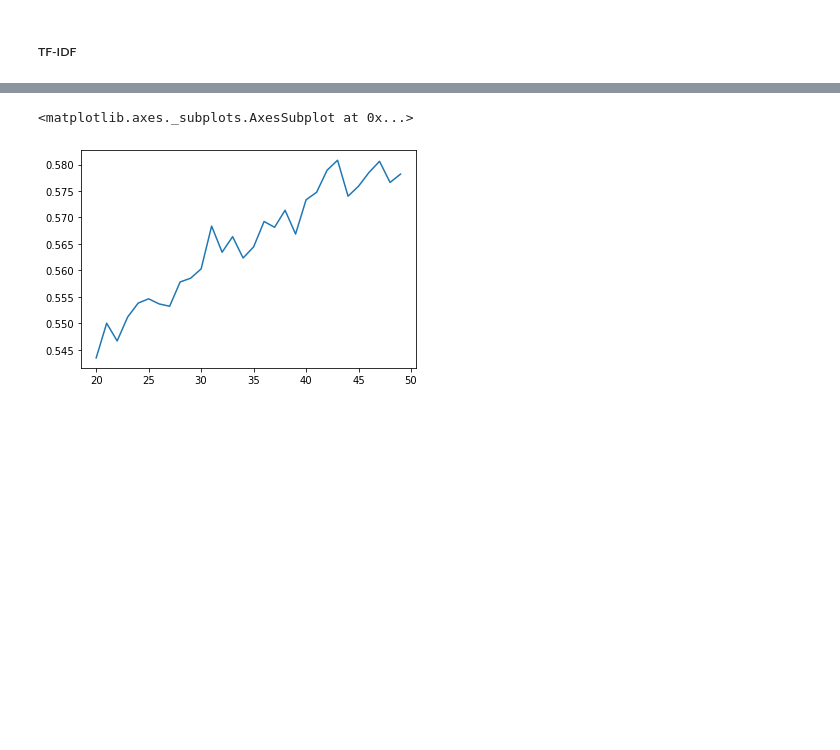
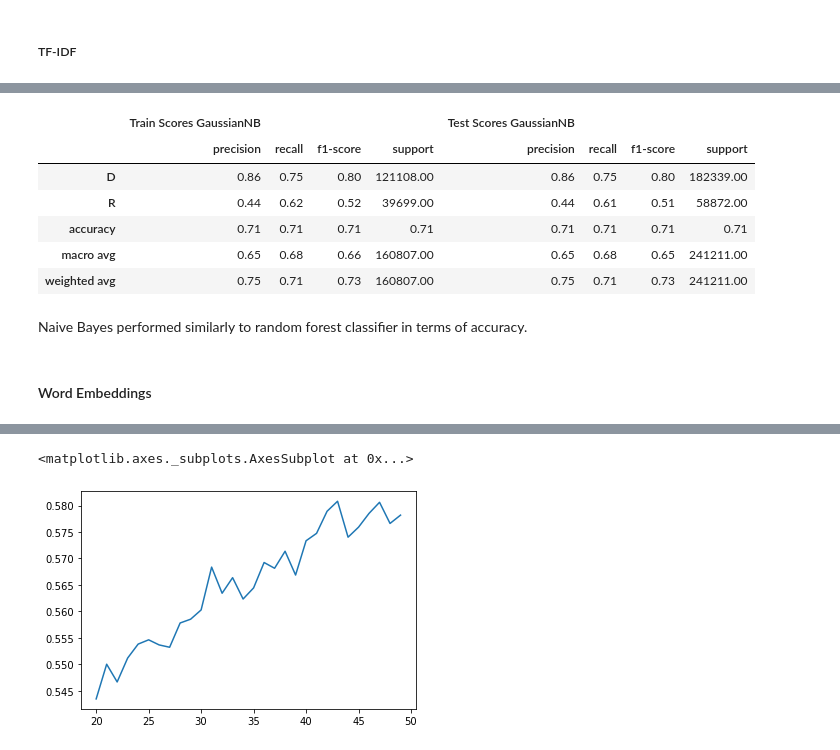
Before and after one commit to swzoeller/NLP-Capstone, a Jupyter notebook: data-extraction-twint.ipynb, the cells around one changed output, grey strips where cells are left out. Drawn from its saved outputs; the diff is of its cells as text; code cells hidden in the pictures; blank space fills up the shorter version.

Commit message:
doc embedd modeling

```diff
--- a/data-extraction-twint.ipynb
+++ b/data-extraction-twint.ipynb
@@ -693,0 +722,19 @@ KeyboardInterrupt:
+# %%
+pipe_nb2 = Pipeline([('t_proc', TfidfVectorizer(max_features=1000)),
+                    ("sm", SMOTE(random_state=random_state)),
+                    ('to_dense', DenseTransformer()),
+                     ('clf', GaussianNB())])
+# %%
+return_classification_report(pipe_nb2, X_train, y_train, X_test, y_test)
+# %% [output]
+|  | Train Scores GaussianNB |  |  |  | Test Scores GaussianNB |  |  |  |
+|  | precision | recall | f1-score | support | precision | recall | f1-score | support |
+| D | 0.86 | 0.75 | 0.80 | 121108.00 | 0.86 | 0.75 | 0.80 | 182339.00 |
+| R | 0.44 | 0.62 | 0.52 | 39699.00 | 0.44 | 0.61 | 0.51 | 58872.00 |
+| accuracy | 0.71 | 0.71 | 0.71 | 0.71 | 0.71 | 0.71 | 0.71 | 0.71 |
+| macro avg | 0.65 | 0.68 | 0.66 | 160807.00 | 0.65 | 0.68 | 0.65 | 241211.00 |
+| weighted avg | 0.75 | 0.71 | 0.73 | 160807.00 | 0.75 | 0.71 | 0.73 | 241211.00 |
+# %% [markdown]
+Naive Bayes performed similarly to random forest classifier in terms of accuracy.
+# %% [markdown]
+#### Word Embeddings
```
Also changed, not shown: parts of 30 cells of this notebook.
